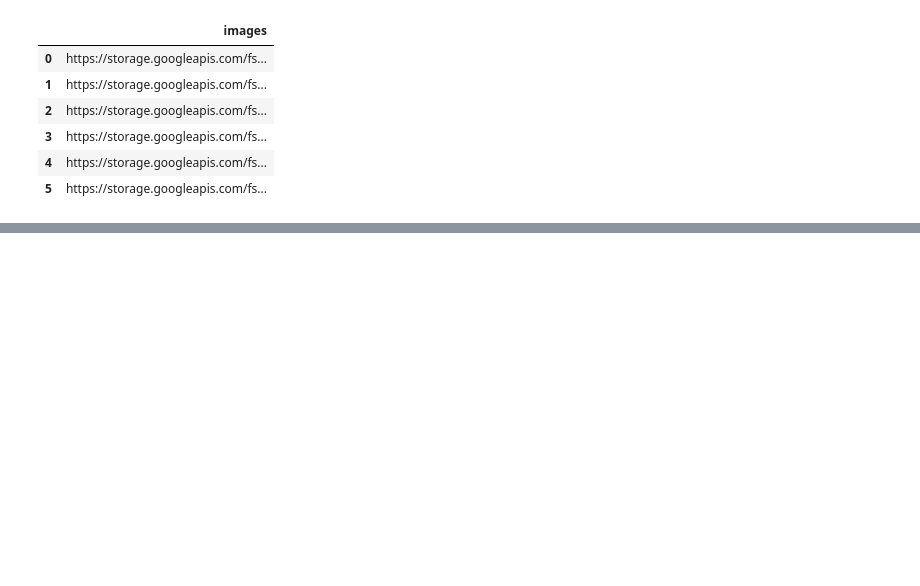
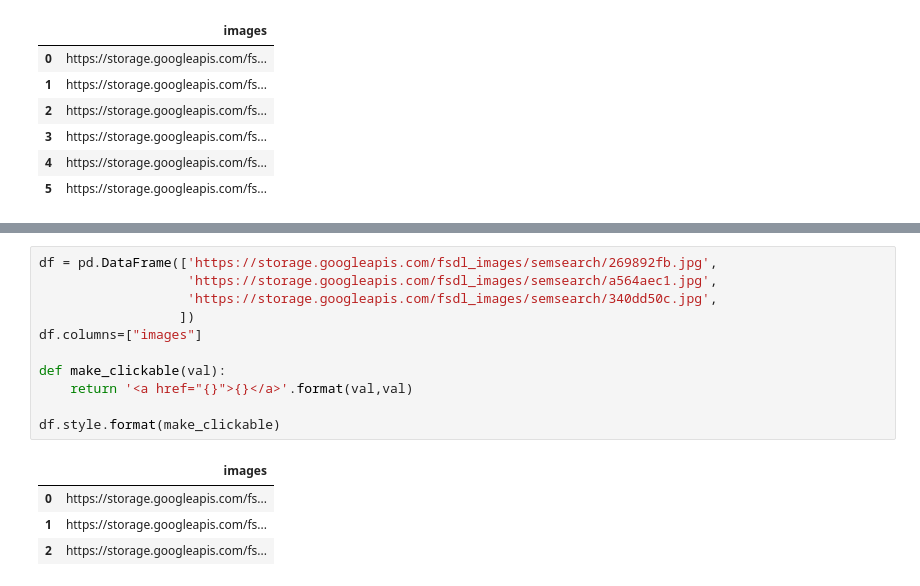
Before and after one commit to u6yuvi/fsdl_project, a Jupyter notebook: scripts/milvus_data_ingestion_cosine.ipynb, the cells around one changed output, grey strips where cells are left out. Drawn from its saved outputs; the diff is of its cells as text; blank space fills up the shorter version.

```diff
--- a/scripts/milvus_data_ingestion_cosine.ipynb
+++ b/scripts/milvus_data_ingestion_cosine.ipynb
@@ -251,0 +284,16 @@ HTML(df.to_html(escape=False ,formatters=dict(images=path_to_image_html)))
+# %%
+df = pd.DataFrame(['https://storage.googleapis.com/fsdl_images/semsearch/269892fb.jpg',
+                   'https://storage.googleapis.com/fsdl_images/semsearch/a564aec1.jpg',
+                   'https://storage.googleapis.com/fsdl_images/semsearch/340dd50c.jpg',
+                  ])
+df.columns=["images"]
+
+def make_clickable(val):
+    return '<a href="{}">{}</a>'.format(val,val)
+
+df.style.format(make_clickable)
+# %% [output]
+|  | images |
+| 0 | https://storage.googleapis.com/fs... |
+| 1 | https://storage.googleapis.com/fs... |
+| 2 | https://storage.googleapis.com/fs... |
```
Also changed, not shown: parts of 4 cells of this notebook.
